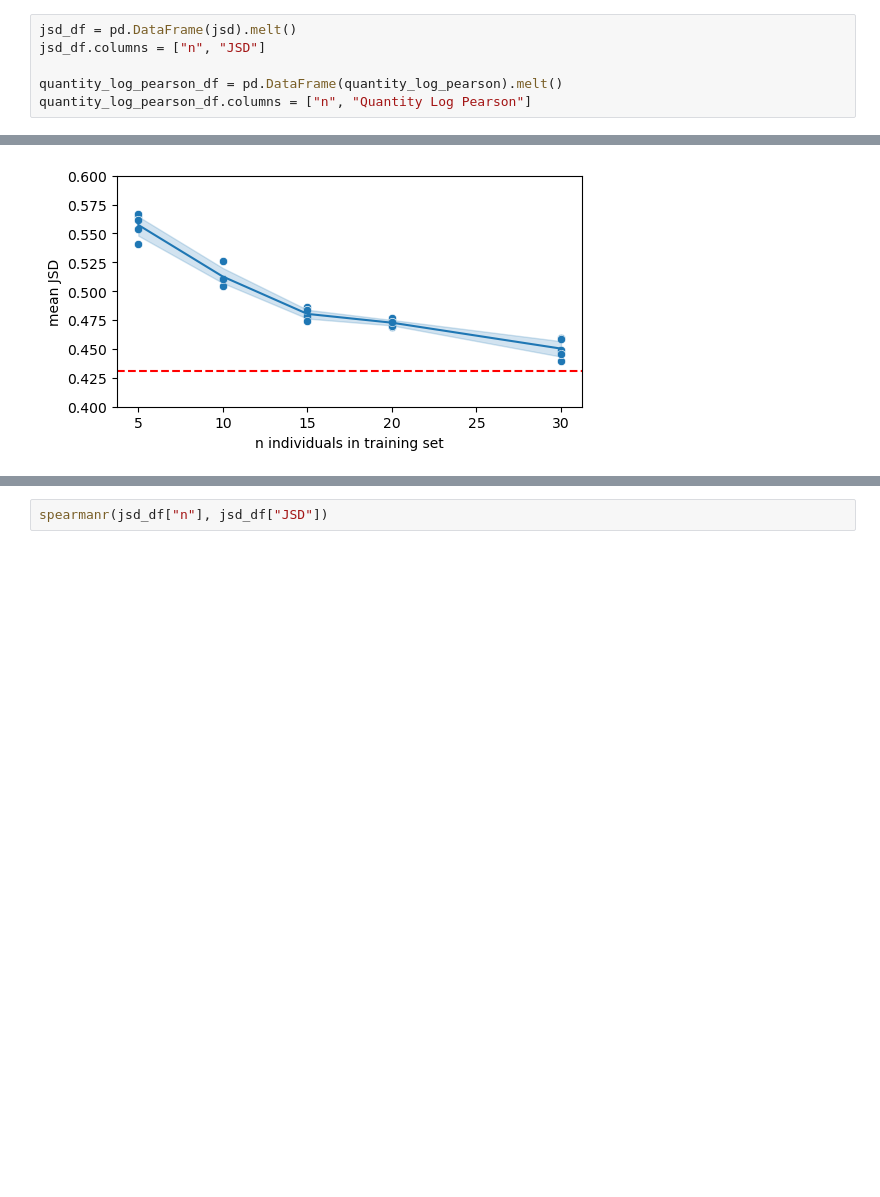
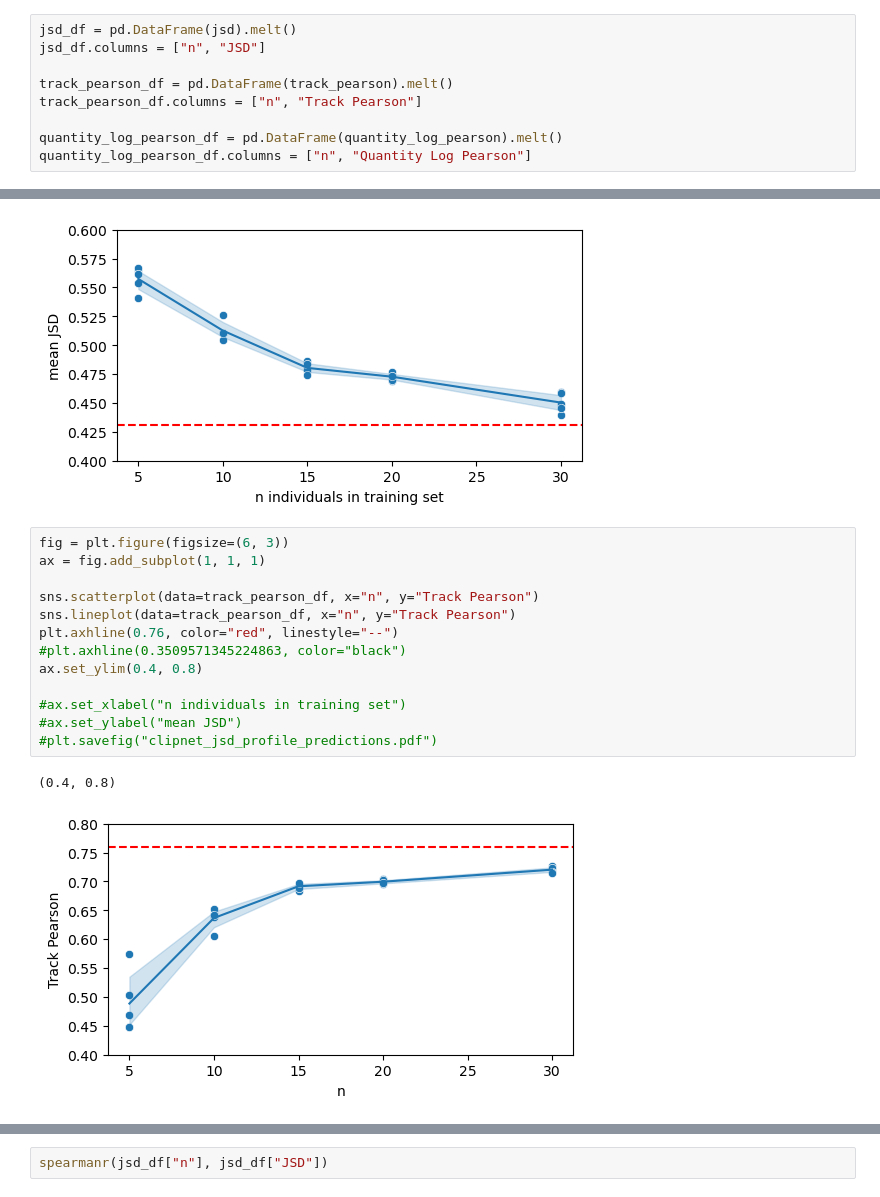
Before and after one commit to Danko-Lab/clipnet_ablation, a Jupyter notebook: evaluation_metrics/ensemble_predictions.ipynb, the cells around one changed output, grey strips where cells are left out. Saved outputs shown, nothing was run; the diff lists cells and outputs as text; blank space fills up the shorter version.

```diff
--- a/evaluation_metrics/ensemble_predictions.ipynb
+++ b/evaluation_metrics/ensemble_predictions.ipynb
@@ -68,6 +62,9 @@ for n in quantity_log_pearson:
 jsd_df = pd.DataFrame(jsd).melt()
 jsd_df.columns = ["n", "JSD"]
 
+track_pearson_df = pd.DataFrame(track_pearson).melt()
+track_pearson_df.columns = ["n", "Track Pearson"]
+
 quantity_log_pearson_df = pd.DataFrame(quantity_log_pearson).melt()
 quantity_log_pearson_df.columns = ["n", "Quantity Log Pearson"]
 # %%
@@ -85,6 +82,22 @@ ax.set_ylabel("mean JSD")
 plt.savefig("clipnet_jsd_profile_predictions.pdf")
 # %% [output]
 [figure]
+# %%
+fig = plt.figure(figsize=(6, 3))
+ax = fig.add_subplot(1, 1, 1)
+
+sns.scatterplot(data=track_pearson_df, x="n", y="Track Pearson")
+sns.lineplot(data=track_pearson_df, x="n", y="Track Pearson")
+plt.axhline(0.76, color="red", linestyle="--")
+#plt.axhline(0.3509571345224863, color="black")
+ax.set_ylim(0.4, 0.8)
+
+#ax.set_xlabel("n individuals in training set")
+#ax.set_ylabel("mean JSD")
+#plt.savefig("clipnet_jsd_profile_predictions.pdf")
+# %% [output]
+(0.4, 0.8)
+[figure, added]
 # %%
 fig = plt.figure(figsize=(6, 3))
 ax = fig.add_subplot(1, 1, 1)
```
Also changed, not shown: parts of 2 cells of this notebook, 3 other files.
